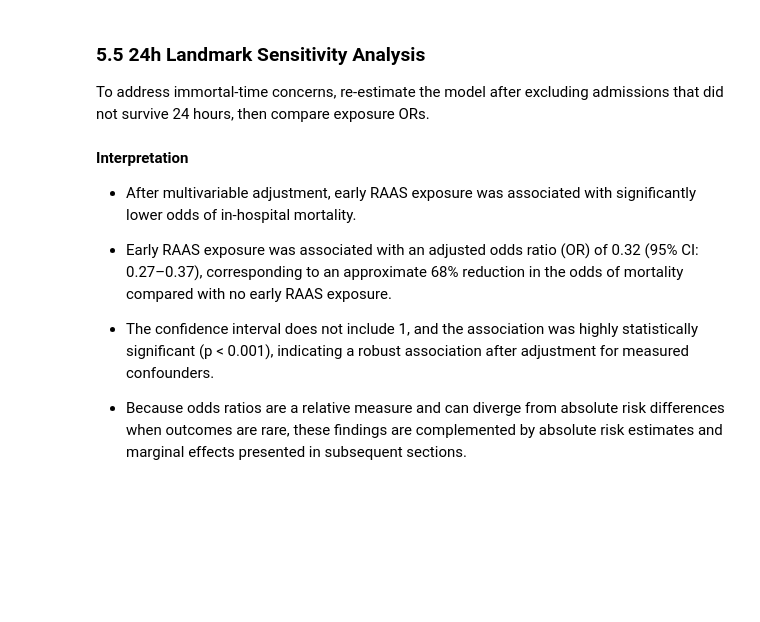
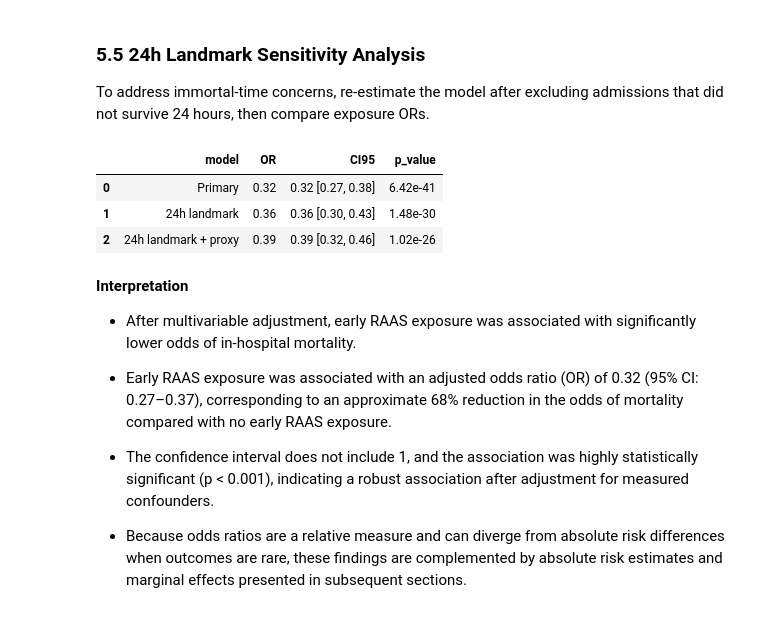
Before and after one commit to makotoy56/mimic-iv-nonicu-medication, a Jupyter notebook: notebooks/04b_multivariable_outcomes.ipynb, the cells around one changed output. Drawn from its saved outputs; the diff is of its cells as text; code cells hidden in the pictures; blank space fills up the shorter version.

```diff
--- a/notebooks/04b_multivariable_outcomes.ipynb
+++ b/notebooks/04b_multivariable_outcomes.ipynb
@@ -553,15 +566,27 @@ y_lm = df_lm_ohe["outcome"].astype(int)
 
 # Fit landmark model and compute OR + 95% CI for exposure
 X_lm_sm = sm.add_constant(X_lm, has_constant="add")
-model_lm = sm.Logit(y_lm, X_lm_sm).fit(disp=False)
+with warnings.catch_warnings():
+    warnings.filterwarnings(
+        "ignore",
+        message="Maximum Likelihood optimization failed to converge.*",
+        category=ConvergenceWarning,
+    )
+    model_lm = sm.Logit(y_lm, X_lm_sm).fit(disp=False)
 params_lm = model_lm.params
 conf_lm = model_lm.conf_int()
-or_ci_lm = pd.DataFrame({
-    "OR": np.exp(params_lm),
-    "CI_lower": np.exp(conf_lm[0]),
-    "CI_upper": np.exp(conf_lm[1]),
-    "p_value": model_lm.pvalues
-})
+with warnings.catch_warnings():
+    warnings.filterwarnings(
+        "ignore",
+        message="overflow encountered in exp",
+        category=RuntimeWarning,
+    )
+    or_ci_lm = pd.DataFrame({
+        "OR": np.exp(params_lm),
+        "CI_lower": np.exp(conf_lm[0]),
+        "CI_upper": np.exp(conf_lm[1]),
+        "p_value": model_lm.pvalues
+    })
 
 # Proxy model (admission_location as severity proxy)
 proxy_var = "admission_location"
@@ -575,40 +600,57 @@ df_lm_proxy_ohe = df_lm_proxy_ohe.dropna(subset=num_vars)
 feature_cols_lm_proxy = ["exposure"] + num_vars
 for c in cat_vars_proxy:
     feature_cols_lm_proxy += [col for col in df_lm_proxy_ohe.columns if col.startswith(f"{c}_")]
 
 X_lm_proxy = df_lm_proxy_ohe[feature_cols_lm_proxy].astype(float)
 y_lm_proxy = df_lm_proxy_ohe["outcome"].astype(int)
 
 X_lm_proxy_sm = sm.add_constant(X_lm_proxy, has_constant="add")
-model_lm_proxy = sm.Logit(y_lm_proxy, X_lm_proxy_sm).fit(disp=False)
+with warnings.catch_warnings():
+    warnings.filterwarnings(
+        "ignore",
+        message="Maximum Likelihood optimization failed to converge.*",
+        category=ConvergenceWarning,
+    )
+    model_lm_proxy = sm.Logit(y_lm_proxy, X_lm_proxy_sm).fit(disp=False)
 params_lm_proxy = model_lm_proxy.params
 conf_lm_proxy = model_lm_proxy.conf_int()
-or_ci_lm_proxy = pd.DataFrame({
-    "OR": np.exp(params_lm_proxy),
-    "CI_lower": np.exp(conf_lm_proxy[0]),
-    "CI_upper": np.exp(conf_lm_proxy[1]),
-    "p_value": model_lm_proxy.pvalues
-})
+with warnings.catch_warnings():
+    warnings.filterwarnings(
+        "ignore",
+        message="overflow encountered in exp",
+        category=RuntimeWarning,
+    )
+    or_ci_lm_proxy = pd.DataFrame({
+        "OR": np.exp(params_lm_proxy),
+        "CI_lower": np.exp(conf_lm_proxy[0]),
+        "CI_upper": np.exp(conf_lm_proxy[1]),
+        "p_value": model_lm_proxy.pvalues
+    })
 
 # Compare exposure ORs: primary vs 24h landmark vs 24h landmark + proxy (formatted)
 compare_raw = pd.concat([
     or_ci.loc[["exposure"]].assign(model="Primary"),
     or_ci_lm.loc[["exposure"]].assign(model="24h landmark"),
     or_ci_lm_proxy.loc[["exposure"]].assign(model="24h landmark + proxy")
 ])
 
 compare_or = pd.DataFrame({
     "model": compare_raw["model"],
     "OR": compare_raw["OR"].map(lambda x: f"{x:.2f}"),
     "CI95": compare_raw.apply(
         lambda r: f"{r['OR']:.2f} [{r['CI_lower']:.2f}, {r['CI_upper']:.2f}]",
         axis=1,
     ),
     "p_value": compare_raw["p_value"].map(lambda x: f"{x:.3g}"),
 })
 
 compare_or = compare_or.set_index("model").loc[["Primary", "24h landmark", "24h landmark + proxy"]].reset_index()
 compare_or
+# %% [output]
+|  | model | OR | CI95 | p_value |
+| 0 | Primary | 0.32 | 0.32 [0.27, 0.38] | 6.42e-41 |
+| 1 | 24h landmark | 0.36 | 0.36 [0.30, 0.43] | 1.48e-30 |
+| 2 | 24h landmark + proxy | 0.39 | 0.39 [0.32, 0.46] | 1.02e-26 |
 # %% [markdown]
 **Interpretation**
 
```
Also changed, not shown: parts of 8 cells of this notebook, 1 other file.
